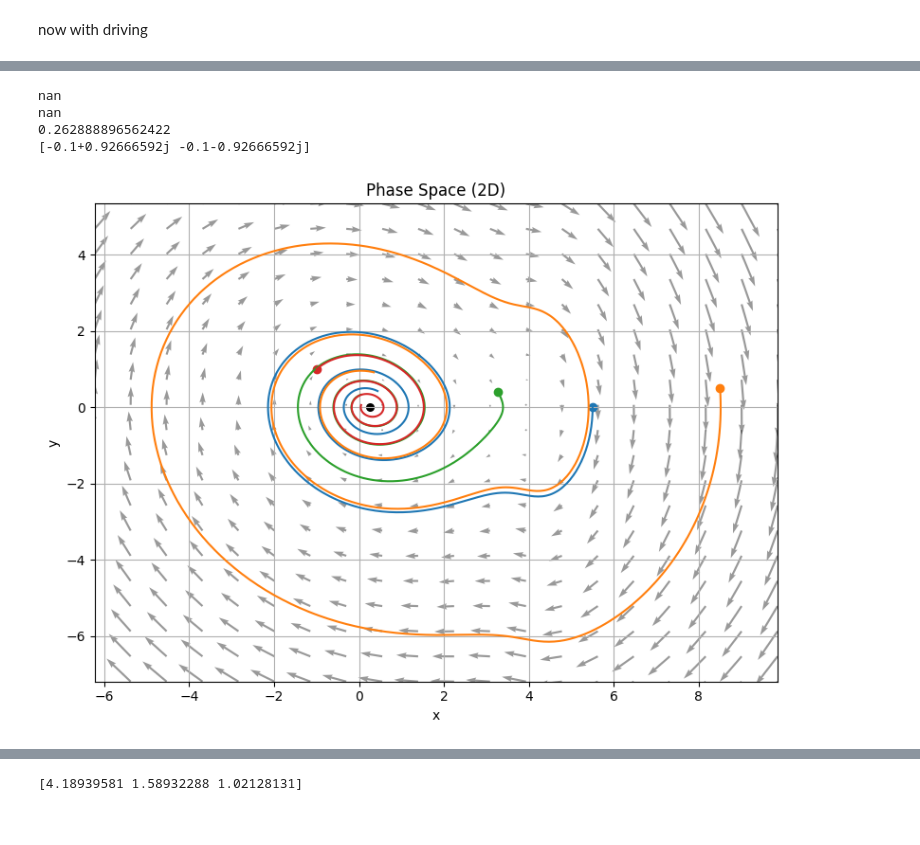
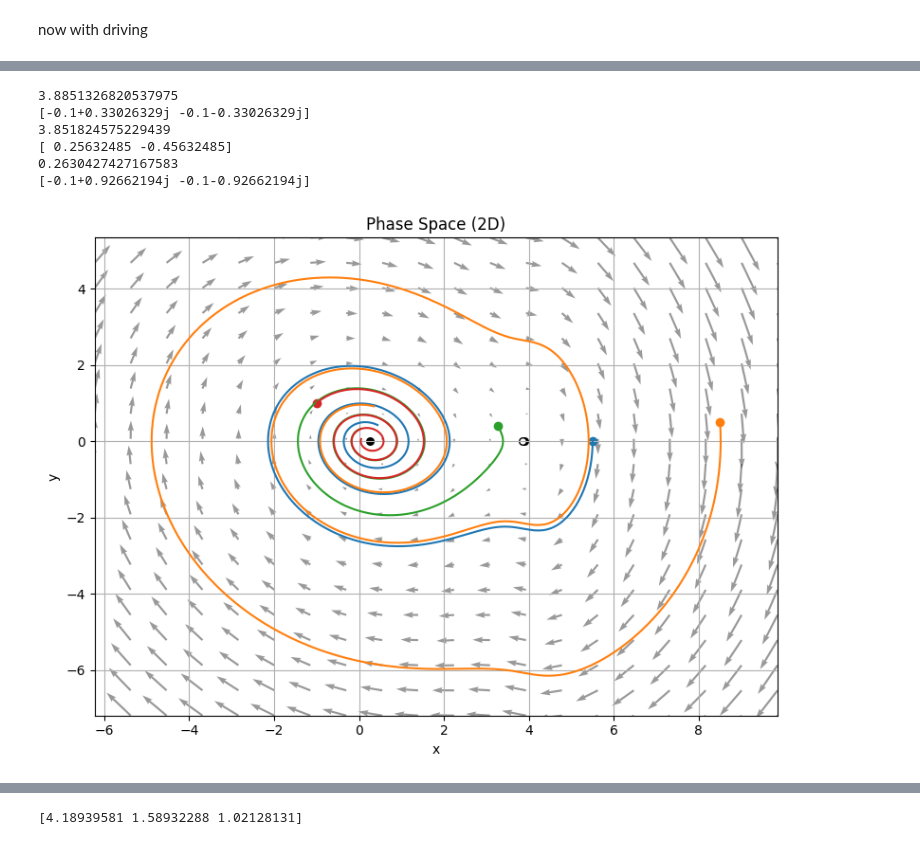
Before and after one commit to LeendertT420/PhD_various, a Jupyter notebook: Superfluid/others/Biufurcations.ipynb, the cells around one changed output, grey strips where cells are left out. Cells and saved outputs as stored; diff of their text form; code cells hidden in the pictures.

```diff
--- a/Superfluid/others/Biufurcations.ipynb
+++ b/Superfluid/others/Biufurcations.ipynb
@@ -179,7 +179,7 @@ solve_and_plot(damped_harmonic_oscillator, t_span=(0, 20), initial_conditions=in
 now with driving
 # %%
 zeta = 0.1
-alpha = 5
+alpha = 3.9
 delta = -4
 
 def driven_DHO(t, y):
@@ -231,39 +229,41 @@ def bifurcation(d):
 
 zeta=0.1
 delta=-4
-alpha = bifurcation(delta)-0.001
+alpha = bifurcation(delta)+0.001
 
 #Example initial conditions (for notebook use):
 initial_conditions = [
     [5.5, 0.0],
     [8.5, 0.5],
     [3.27, 0.4],
     [-1.0, 1.0]
 ]
 
 roots = x_star(alpha, delta)
 
 fixed_points = []
 
 for x in roots:
     print(x)
     if not np.isnan(x):
         eigenvalues, eigenvectors = np.linalg.eig(np.array([[0, 1],
                                               [-1 - 2*alpha*(x+delta) / ((x+delta)**2+1)**2, -2*zeta]]))
         print(eigenvalues)
         if np.real(eigenvalues)[0] < 0 and np.real(eigenvalues)[1] < 0:
             fixed_points.append(('stable', (x, 0)))
         else:
             fixed_points.append(('unstable', (x, 0)))
 
 
 solve_and_plot(driven_DHO, t_span=(0, 20), initial_conditions=initial_conditions, fixed_points=fixed_points)
 # %% [output]
-nan
-nan
-0.262888896562422
-[-0.1+0.92666592j -0.1-0.92666592j]
+3.8851326820537975
+[-0.1+0.33026329j -0.1-0.33026329j]
+3.851824575229439
+[ 0.25632485 -0.45632485]
+0.2630427427167583
+[-0.1+0.92662194j -0.1-0.92662194j]
-[figure, old version]
+[figure, new version]
 # %%
 def bifurcation_plot(A_range, delta_range, resolution=150):
 
```
Also changed, not shown: parts of 5 cells of this notebook, 24 other files.
